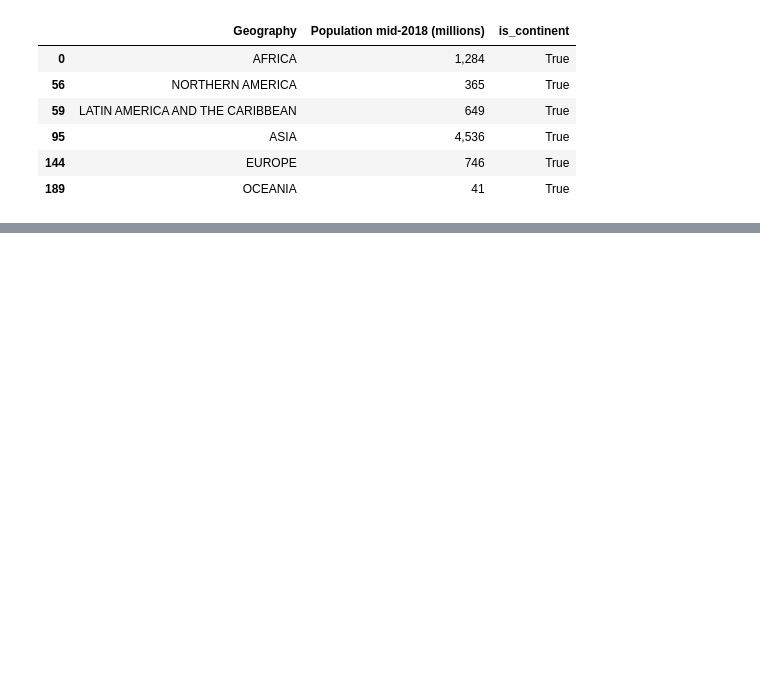
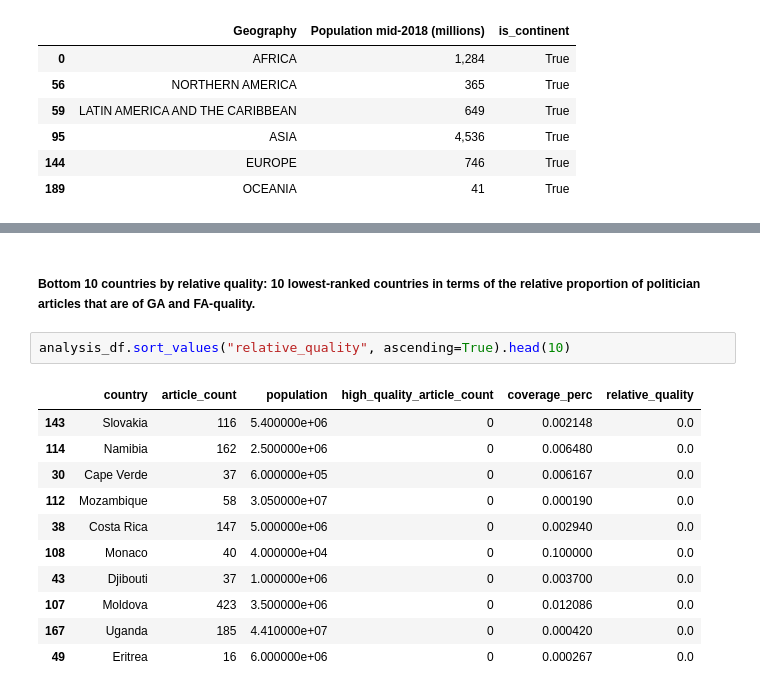
Before and after one commit to bhuvi3/DATA512-A2, a Jupyter notebook: hcds-a2-bias.ipynb, the cells around one changed output, grey strips where cells are left out. Cells and saved outputs as stored; diff of their text form; blank space fills up the shorter version.

```diff
--- a/hcds-a2-bias.ipynb
+++ b/hcds-a2-bias.ipynb
@@ -57,0 +326,16 @@ TODO
+# %% [markdown]
+##### Bottom 10 countries by relative quality: 10 lowest-ranked countries in terms of the relative proportion of politician articles that are of GA and FA-quality.
+# %%
+analysis_df.sort_values("relative_quality", ascending=True).head(10)
+# %% [output]
+|  | country | article_count | population | high_quality_article_count | coverage_perc | relative_quality |
+| 143 | Slovakia | 116 | 5.400000e+06 | 0 | 0.002148 | 0.0 |
+| 114 | Namibia | 162 | 2.500000e+06 | 0 | 0.006480 | 0.0 |
+| 30 | Cape Verde | 37 | 6.000000e+05 | 0 | 0.006167 | 0.0 |
+| 112 | Mozambique | 58 | 3.050000e+07 | 0 | 0.000190 | 0.0 |
+| 38 | Costa Rica | 147 | 5.000000e+06 | 0 | 0.002940 | 0.0 |
+| 108 | Monaco | 40 | 4.000000e+04 | 0 | 0.100000 | 0.0 |
+| 43 | Djibouti | 37 | 1.000000e+06 | 0 | 0.003700 | 0.0 |
+| 107 | Moldova | 423 | 3.500000e+06 | 0 | 0.012086 | 0.0 |
+| 167 | Uganda | 185 | 4.410000e+07 | 0 | 0.000420 | 0.0 |
+| 49 | Eritrea | 16 | 6.000000e+06 | 0 | 0.000267 | 0.0 |
```
Also changed, not shown: parts of 38 cells of this notebook, 2 other files.
